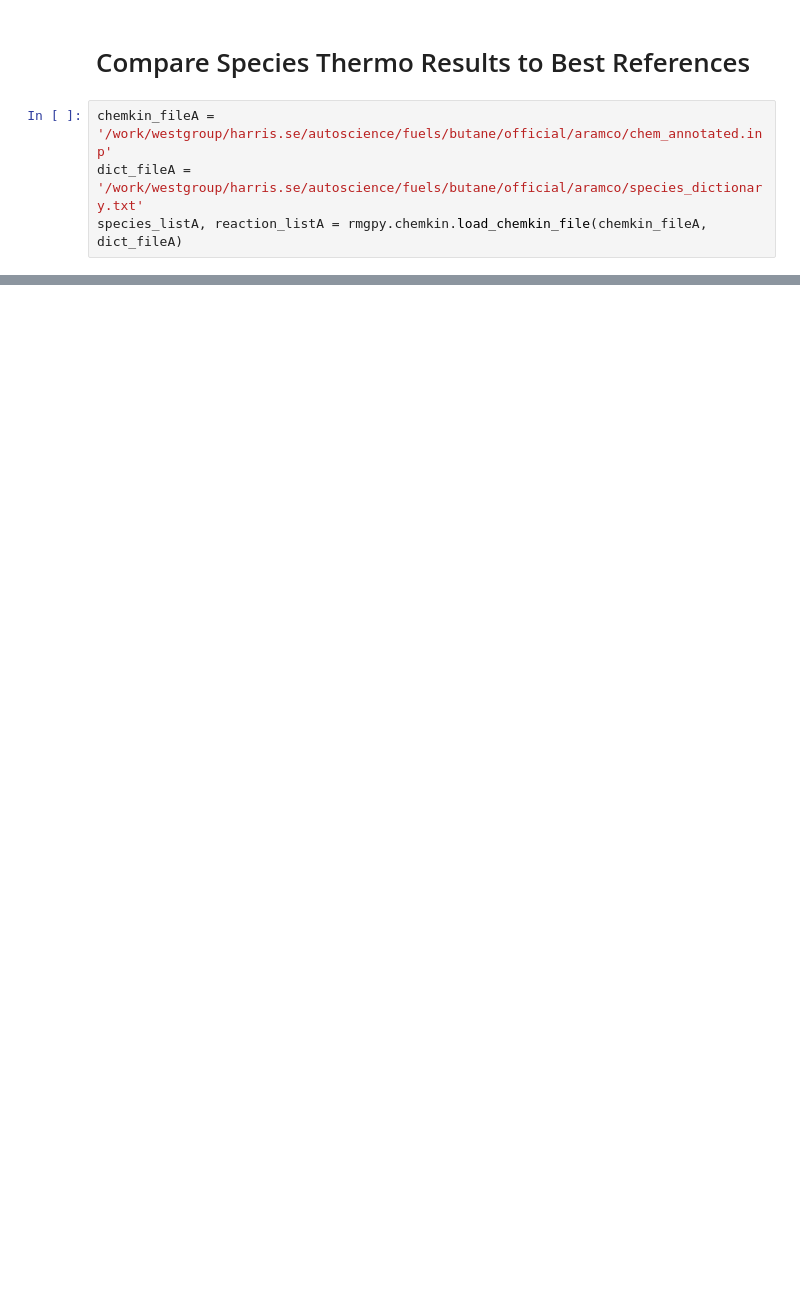
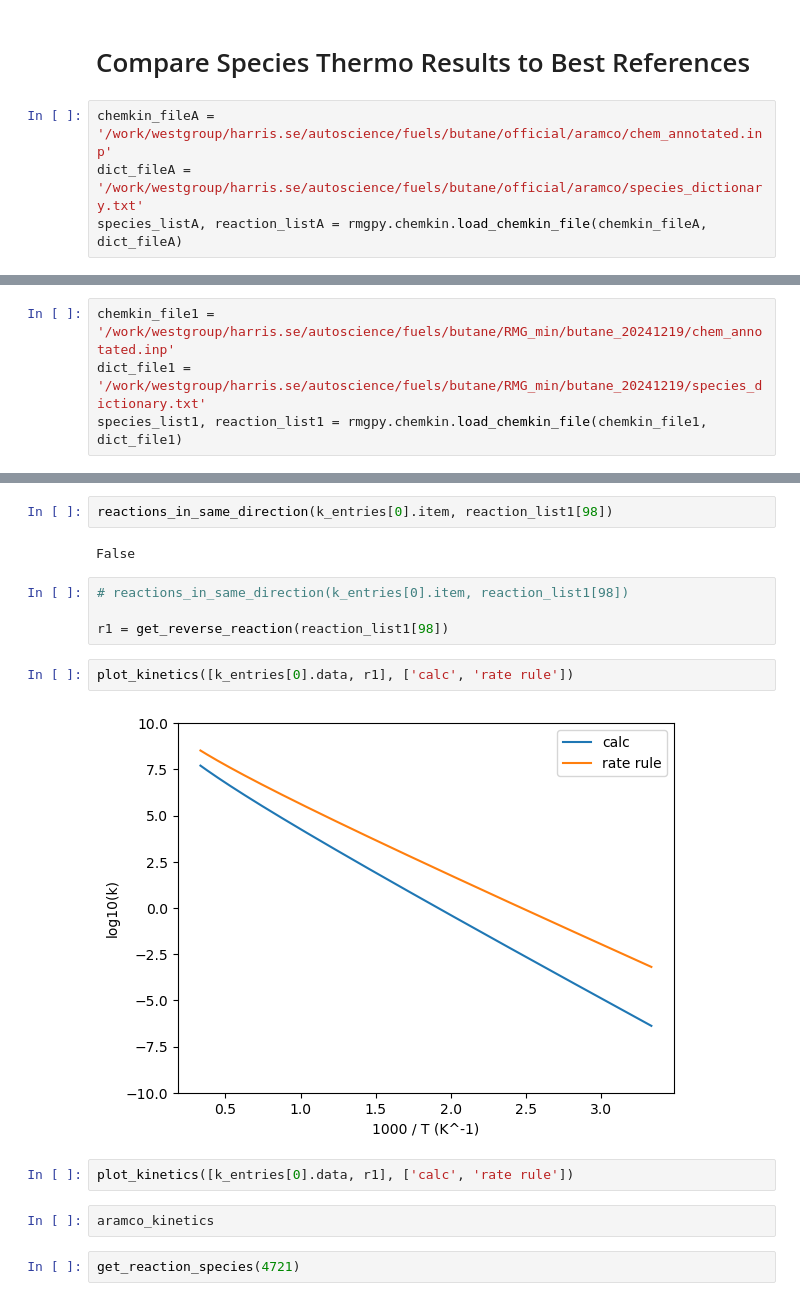
Before and after one commit to comocheng/autoscience_workflow, a Jupyter notebook: dft/progress_report.ipynb, the cells around one changed output, grey strips where cells are left out. Cells and saved outputs as stored; diff of their text form; blank space fills up the shorter version.

```diff
--- a/dft/progress_report.ipynb
+++ b/dft/progress_report.ipynb
@@ -306,0 +512,4 @@ SPECIES 60 DIFFERS FROM GAV!!!
+# %%
+chemkin_file1 = '/work/westgroup/harris.se/autoscience/fuels/butane/RMG_min/butane_20241219/chem_annotated.inp'
+dict_file1 = '/work/westgroup/harris.se/autoscience/fuels/butane/RMG_min/butane_20241219/species_dictionary.txt'
+species_list1, reaction_list1 = rmgpy.chemkin.load_chemkin_file(chemkin_file1, dict_file1)
@@ -306,0 +526,18 @@ SPECIES 60 DIFFERS FROM GAV!!!
+# %%
+reactions_in_same_direction(k_entries[0].item, reaction_list1[98])
+# %% [output]
+False
+# %%
+# reactions_in_same_direction(k_entries[0].item, reaction_list1[98])
+
+r1 = get_reverse_reaction(reaction_list1[98])
+# %%
+plot_kinetics([k_entries[0].data, r1], ['calc', 'rate rule'])
+# %% [output]
+[figure, added]
+# %%
+plot_kinetics([k_entries[0].data, r1], ['calc', 'rate rule'])
+# %%
+aramco_kinetics
+# %%
+get_reaction_species(4721)
```
Also changed, not shown: parts of 14 cells of this notebook, 4 other files.
